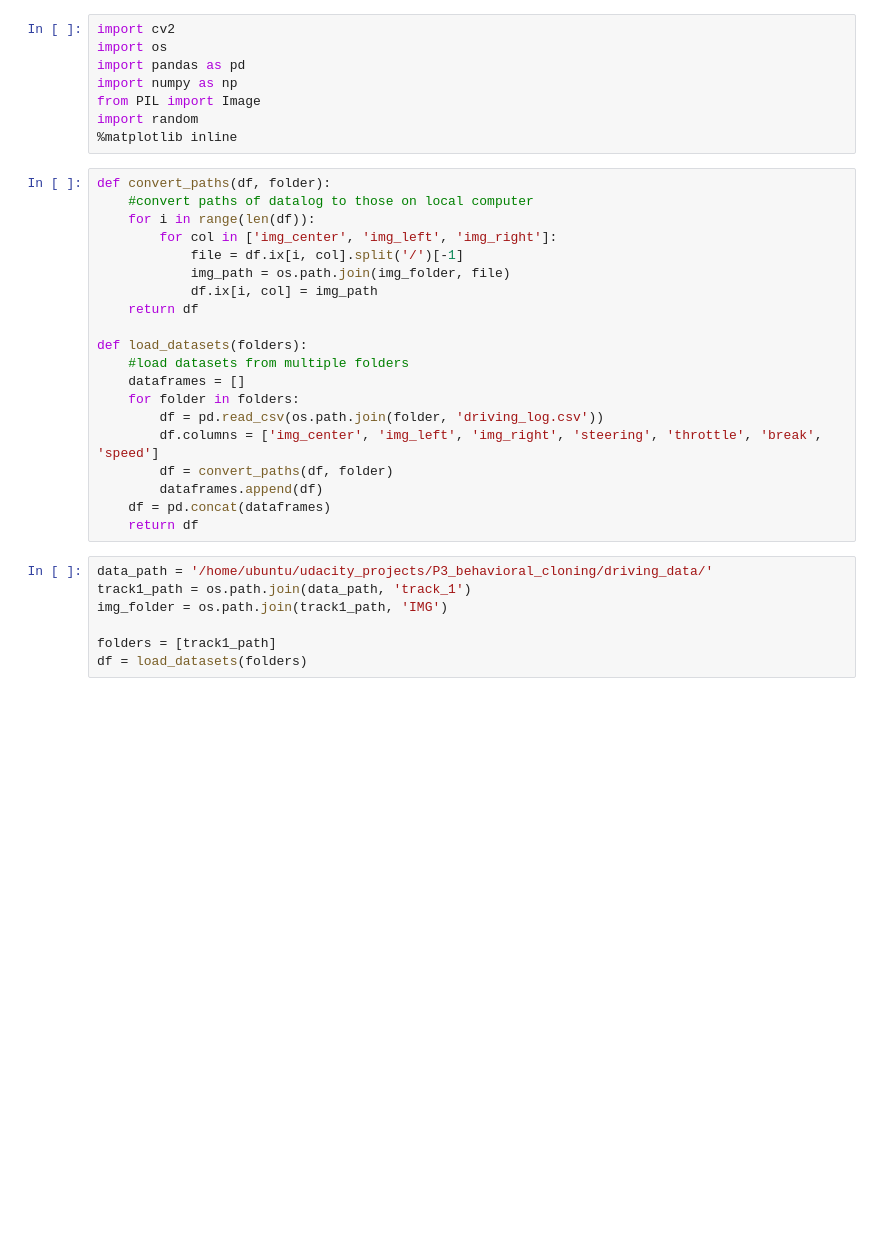
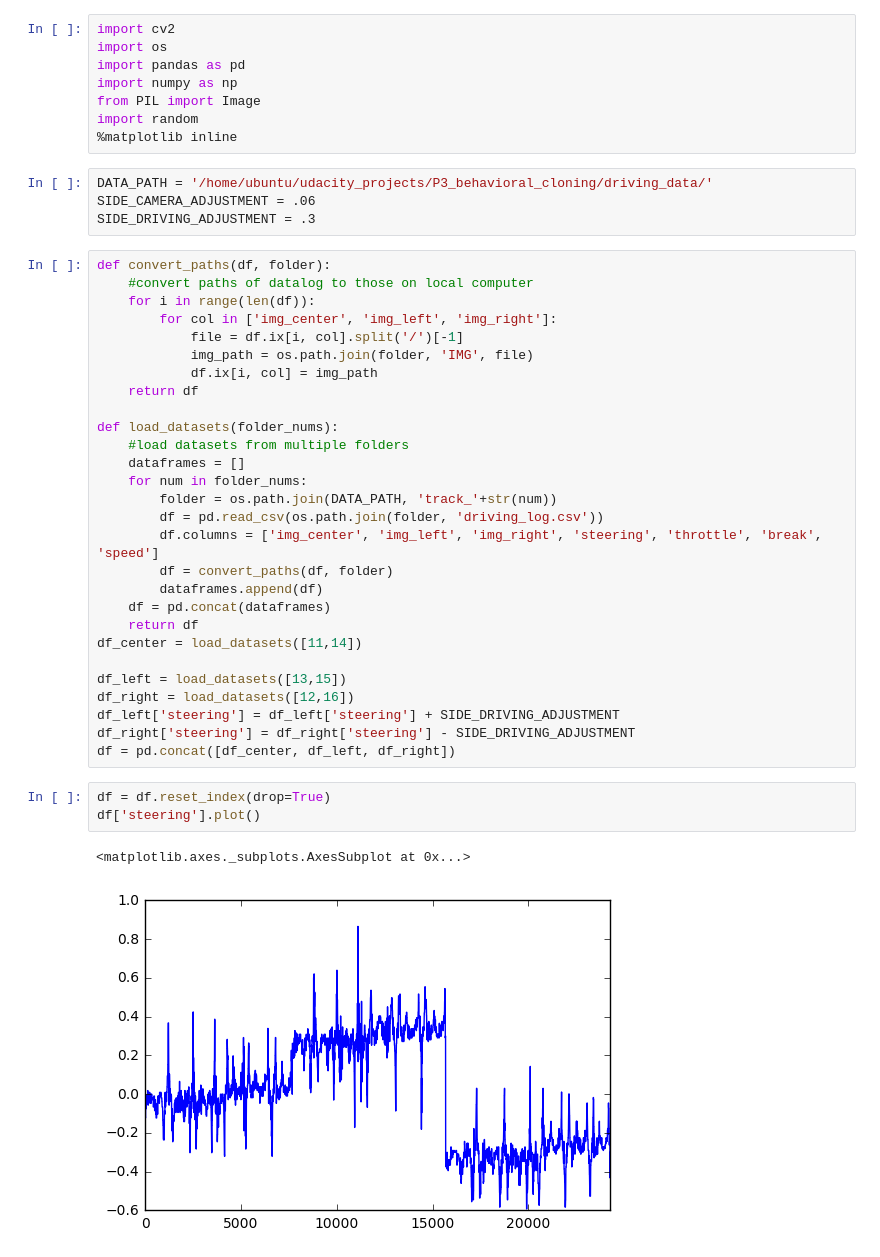
Before and after one commit to wroscoe/udacity_projects, a Jupyter notebook: P3_behavioral_cloning/train_model.ipynb, the cells around one changed output. Drawn from its saved outputs; the diff is of its cells as text; blank space fills up the shorter version.

```diff
--- a/P3_behavioral_cloning/train_model.ipynb
+++ b/P3_behavioral_cloning/train_model.ipynb
@@ -6,30 +6,41 @@ import numpy as np
 from PIL import Image
 import random
 %matplotlib inline
+# %%
+DATA_PATH = '/home/ubuntu/udacity_projects/P3_behavioral_cloning/driving_data/'
+SIDE_CAMERA_ADJUSTMENT = .06
+SIDE_DRIVING_ADJUSTMENT = .3
 # %%
 def convert_paths(df, folder):
     #convert paths of datalog to those on local computer
     for i in range(len(df)):
         for col in ['img_center', 'img_left', 'img_right']:
             file = df.ix[i, col].split('/')[-1]
-            img_path = os.path.join(img_folder, file)
+            img_path = os.path.join(folder, 'IMG', file)
             df.ix[i, col] = img_path
     return df
 
-def load_datasets(folders):
+def load_datasets(folder_nums):
     #load datasets from multiple folders
     dataframes = []
-    for folder in folders:
+    for num in folder_nums:
+        folder = os.path.join(DATA_PATH, 'track_'+str(num))
         df = pd.read_csv(os.path.join(folder, 'driving_log.csv'))
         df.columns = ['img_center', 'img_left', 'img_right', 'steering', 'throttle', 'break', 'speed']
         df = convert_paths(df, folder)
         dataframes.append(df)
     df = pd.concat(dataframes)
     return df
+df_center = load_datasets([11,14])
+
+df_left = load_datasets([13,15])
+df_right = load_datasets([12,16])
+df_left['steering'] = df_left['steering'] + SIDE_DRIVING_ADJUSTMENT
+df_right['steering'] = df_right['steering'] - SIDE_DRIVING_ADJUSTMENT
+df = pd.concat([df_center, df_left, df_right])
-# %%
-data_path = '/home/ubuntu/udacity_projects/P3_behavioral_cloning/driving_data/'
-track1_path = os.path.join(data_path, 'track_1')
-img_folder = os.path.join(track1_path, 'IMG')
-
-folders = [track1_path]
-df = load_datasets(folders)
+# %%
+df = df.reset_index(drop=True)
+df['steering'].plot()
+# %% [output]
+<matplotlib.axes._subplots.AxesSubplot at 0x...>
+[figure, added]
```
Also changed, not shown: parts of 19 cells of this notebook, 1 other file.
